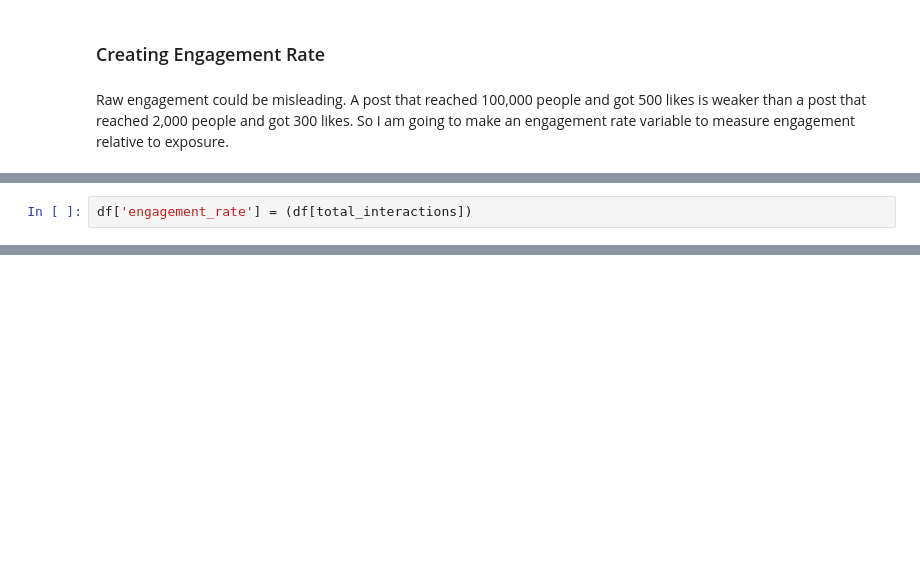
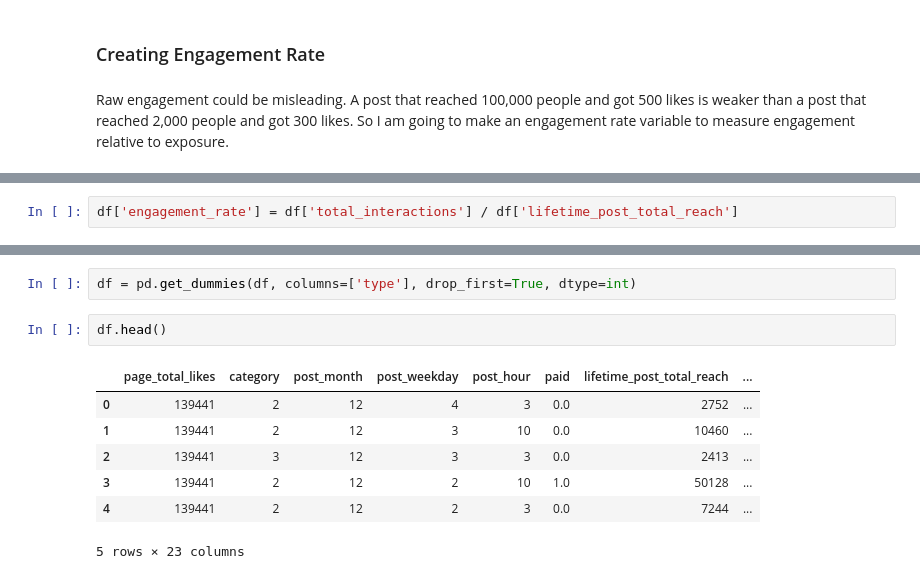
Before and after one commit to nicolous-peril/facebook-engagement-analysis, a Jupyter notebook: code/02_transform.ipynb, the cells around one changed output, grey strips where cells are left out. Saved outputs shown, nothing was run; the diff lists cells and outputs as text; blank space fills up the shorter version.

```diff
--- a/code/02_transform.ipynb
+++ b/code/02_transform.ipynb
@@ -104,2 +98,2 @@ Engagement Rate = Total Interaactions / Reach
 # %%
-df['engagement_rate'] = (df[total_interactions])
+df['engagement_rate'] = df['total_interactions'] / df['lifetime_post_total_reach']
@@ -105,0 +120,12 @@ df['engagement_rate'] = (df[total_interactions])
+# %%
+df = pd.get_dummies(df, columns=['type'], drop_first=True, dtype=int)
+# %%
+df.head()
+# %% [output]
+|  | page_total_likes | category | post_month | post_weekday | post_hour | paid | lifetime_post_total_reach | ... |
+| 0 | 139441 | 2 | 12 | 4 | 3 | 0.0 | 2752 | ... |
+| 1 | 139441 | 2 | 12 | 3 | 10 | 0.0 | 10460 | ... |
+| 2 | 139441 | 3 | 12 | 3 | 3 | 0.0 | 2413 | ... |
+| 3 | 139441 | 2 | 12 | 2 | 10 | 1.0 | 50128 | ... |
+| 4 | 139441 | 2 | 12 | 2 | 3 | 0.0 | 7244 | ... |
+5 rows × 23 columns
```
Also changed, not shown: parts of 9 cells of this notebook, 1 other file.
